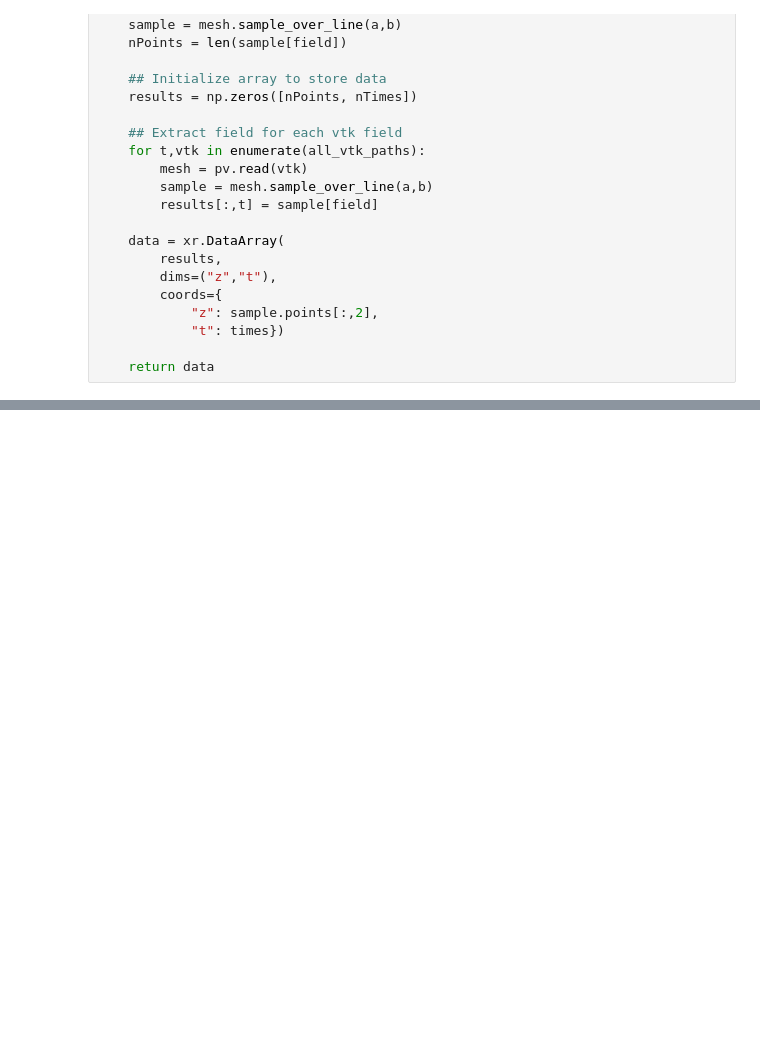
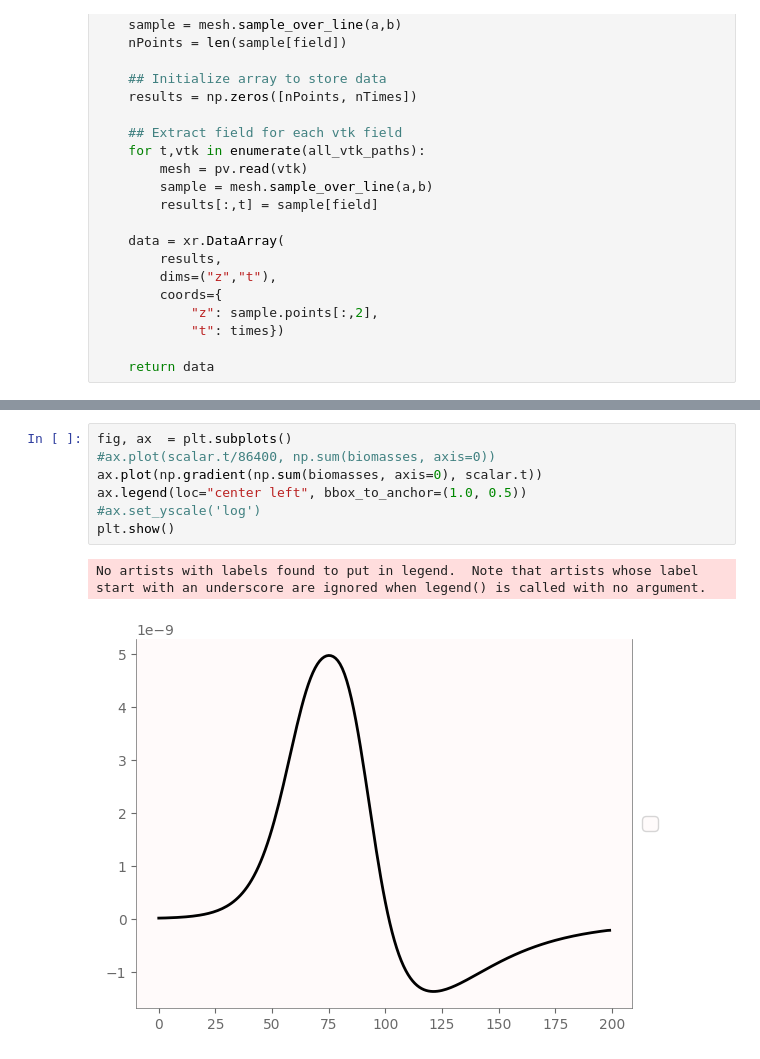
Before and after one commit to edsaac/ReactiveBiomass, a Jupyter notebook: experiments/Rosenzweig_2011.UnsatflowTransp/constantHead.ipynb, the cells around one changed output, grey strips where cells are left out. Cells and saved outputs as stored; diff of their text form; blank space fills up the shorter version.

```diff
--- a/experiments/Rosenzweig_2011.UnsatflowTransp/constantHead.ipynb
+++ b/experiments/Rosenzweig_2011.UnsatflowTransp/constantHead.ipynb
@@ -116,0 +153,10 @@ Coordinates:
+# %%
+fig, ax  = plt.subplots()
+#ax.plot(scalar.t/86400, np.sum(biomasses, axis=0))
+ax.plot(np.gradient(np.sum(biomasses, axis=0), scalar.t))
+ax.legend(loc="center left", bbox_to_anchor=(1.0, 0.5))
+#ax.set_yscale('log')
+plt.show()
+# %% [output]
+No artists with labels found to put in legend.  Note that artists whose label start with an underscore are ignored when legend() is called with no argument.
+[figure, added]
```
Also changed, not shown: parts of 11 cells of this notebook, 7 other files.
